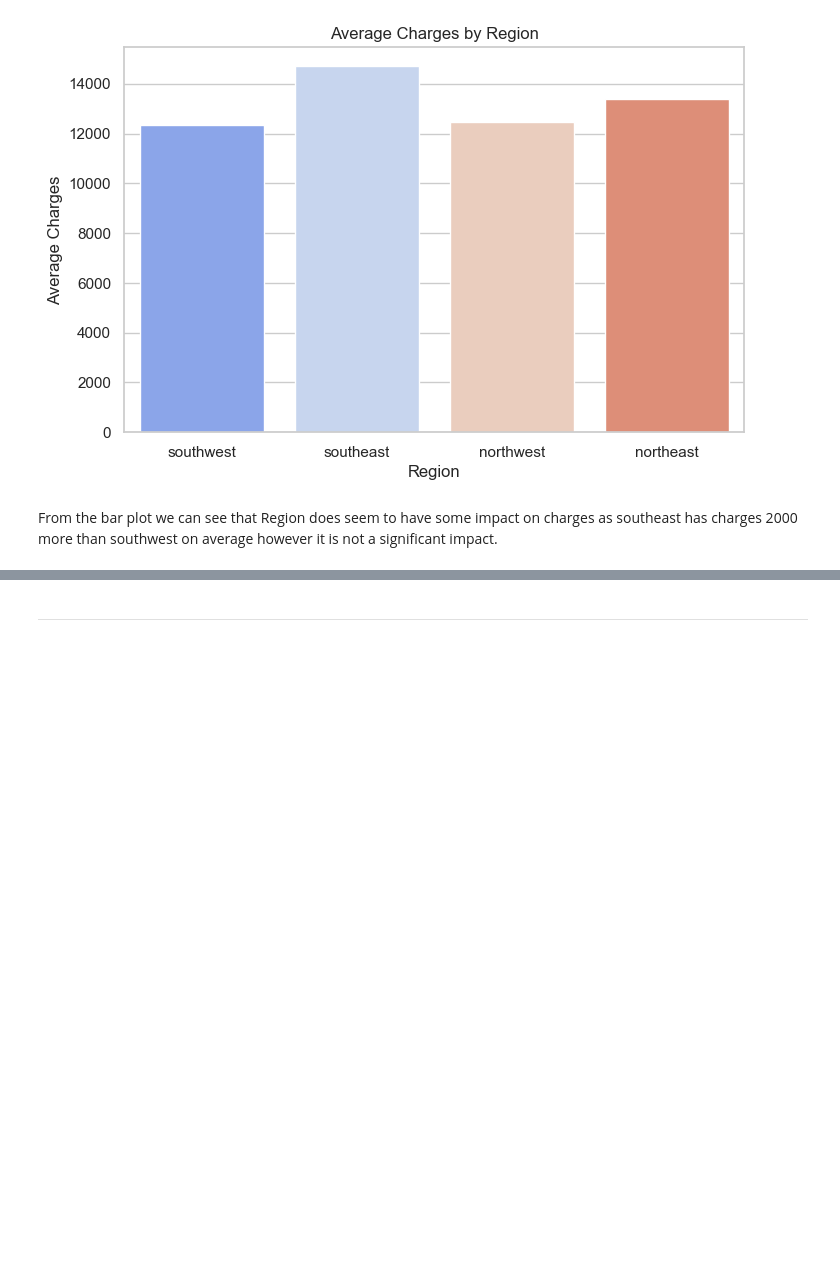
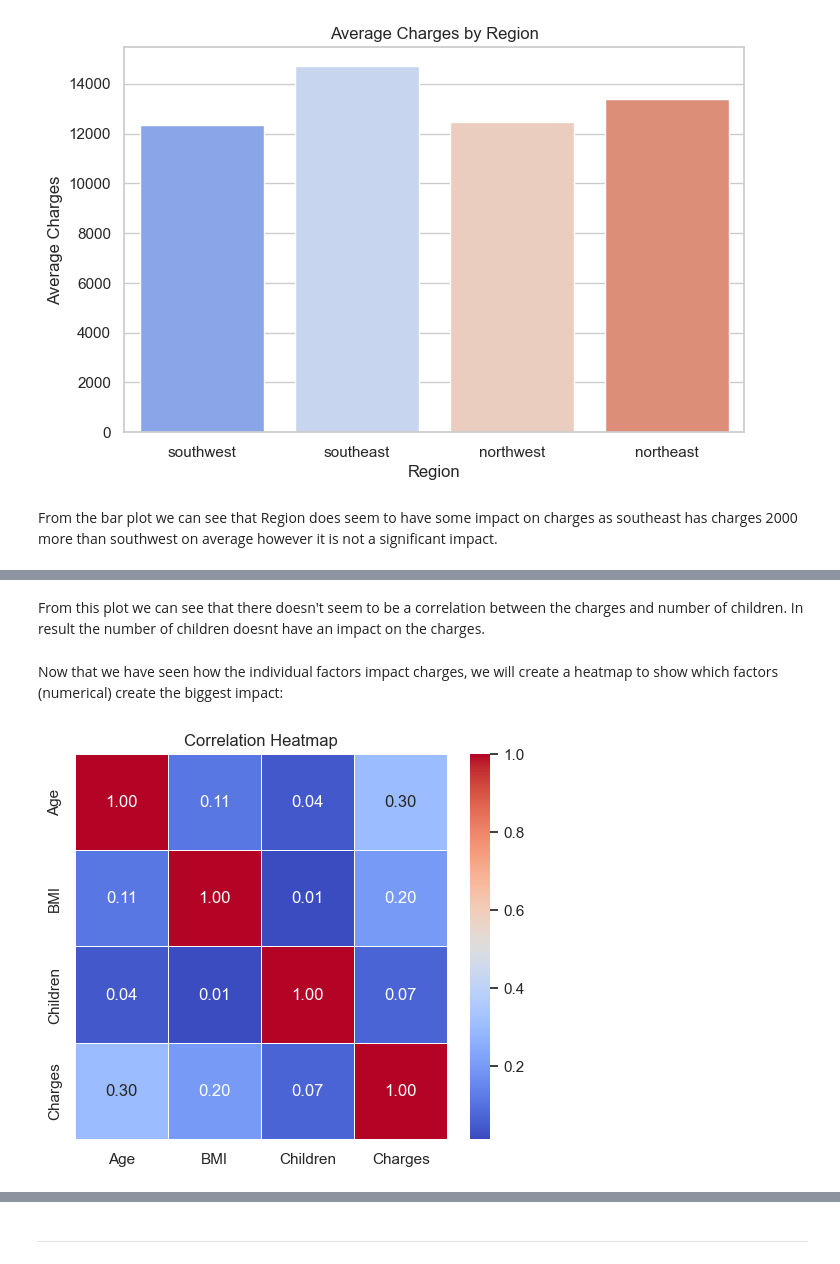
Before and after one commit to Hamza-Murshad/Hackathon2_project_team3, a Jupyter notebook: jupyter_notebooks/EDA.ipynb, the cells around one changed output, grey strips where cells are left out. Drawn from its saved outputs; the diff is of its cells as text; code cells hidden in the pictures; blank space fills up the shorter version.

Commit message:
Finish sole factors

```diff
--- a/jupyter_notebooks/EDA.ipynb
+++ b/jupyter_notebooks/EDA.ipynb
@@ -191,0 +205,18 @@ From the bar plot we can see that Region does seem to have some impact on charge
+# %% [markdown]
+From this plot we can see that there doesn't seem to be a correlation between the charges and number of children. In result the number of children doesnt have an impact on the charges.
+# %% [markdown]
+Now that we have seen how the individual factors impact charges, we will create a heatmap to show which factors (numerical) create the biggest impact:
+# %%
+# Select numeric columns
+num_cols = ['Age', 'BMI', 'Children', 'Charges']
+
+# Compute correlation matrix
+corr_matrix = df[num_cols].corr()
+
+# Plot heatmap
+plt.figure(figsize=(6, 5))
+sns.heatmap(corr_matrix, annot=True, cmap='coolwarm', fmt=".2f", linewidths=0.5)
+plt.title('Correlation Heatmap')
+plt.show()
+# %% [output]
+[figure, added]
```
Also changed, not shown: parts of 15 cells of this notebook.
